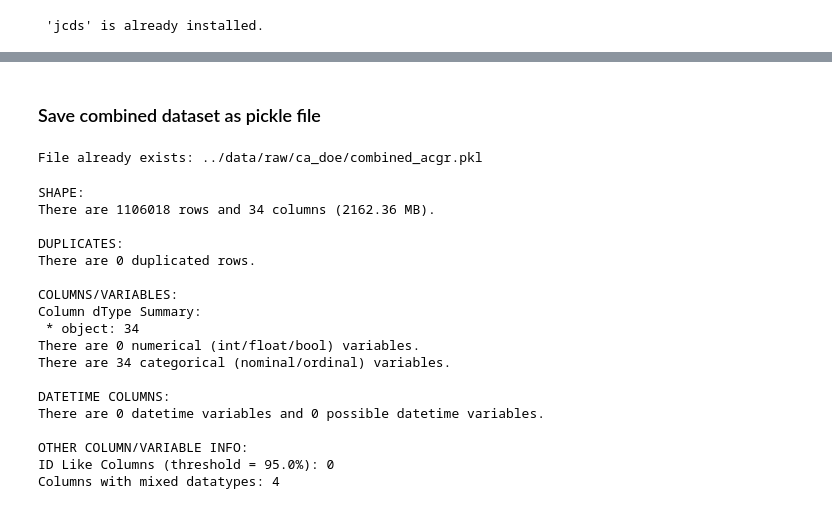
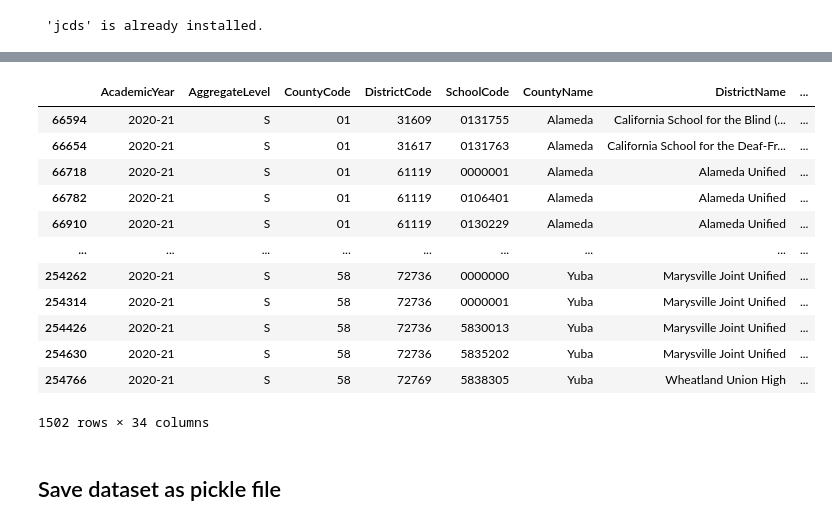
Before and after one commit to junclemente/ads599-capstone_project, a Jupyter notebook: library/01_data_preparation.ipynb, the cells around one changed output, grey strips where cells are left out. Cells and saved outputs as stored; diff of their text form; code cells hidden in the pictures.

```diff
--- a/library/01_data_preparation.ipynb
+++ b/library/01_data_preparation.ipynb
@@ -126,33 +82,36 @@ combined_df.sample(10)
+# %%
+# filter dataset
+df_filtered = df[
+    (df["AggregateLevel"].str.strip() == "S")
+    & (df["CharterSchool"].str.strip() == "No")
+    & (df["DASS"].str.strip() == "No")
+    & (df["ReportingCategory"] == "TA")
+]
+
+df_filtered
+# %% [output]
+|  | AcademicYear | AggregateLevel | CountyCode | DistrictCode | SchoolCode | CountyName | DistrictName | ... |
+| 66594 | 2020-21 | S | 01 | 31609 | 0131755 | Alameda | California School for the Blind (... | ... |
+| 66654 | 2020-21 | S | 01 | 31617 | 0131763 | Alameda | California School for the Deaf-Fr... | ... |
+| 66718 | 2020-21 | S | 01 | 61119 | 0000001 | Alameda | Alameda Unified | ... |
+| 66782 | 2020-21 | S | 01 | 61119 | 0106401 | Alameda | Alameda Unified | ... |
+| 66910 | 2020-21 | S | 01 | 61119 | 0130229 | Alameda | Alameda Unified | ... |
+| ... | ... | ... | ... | ... | ... | ... | ... | ... |
+| 254262 | 2020-21 | S | 58 | 72736 | 0000000 | Yuba | Marysville Joint Unified | ... |
+| 254314 | 2020-21 | S | 58 | 72736 | 0000001 | Yuba | Marysville Joint Unified | ... |
+| 254426 | 2020-21 | S | 58 | 72736 | 5830013 | Yuba | Marysville Joint Unified | ... |
+| 254630 | 2020-21 | S | 58 | 72736 | 5835202 | Yuba | Marysville Joint Unified | ... |
+| 254766 | 2020-21 | S | 58 | 72769 | 5838305 | Yuba | Wheatland Union High | ... |
+1502 rows × 34 columns
 # %% [markdown]
-### Save combined dataset as pickle file
+## Save dataset as pickle file
 # %%
-output_path = Path(ca_doe / "combined_acgr.pkl")
+output_path = Path(data_folder / "acgr21_22_raw.pkl")
 
-if output_path.exists():
-    print(f"File already exists: {output_path}")
-else:
-    combined_df.to_pickle(output_path)
-    print(f"File saved successfully: {output_path}")
+# if output_path.exists():
+#     print(f"File already exists: {output_path}")
+# else:
+#     df_filtered.to_pickle(output_path)
+#     print(f"File saved successfully: {output_path}")
+
+df_filtered.to_pickle(output_path)
-# %% [output]
-File already exists: ../data/raw/ca_doe/combined_acgr.pkl
-# %%
-jrep.data_info(combined_df)
-# %% [output]
-SHAPE:
-There are 1106018 rows and 34 columns (2162.36 MB).
-
-DUPLICATES:
-There are 0 duplicated rows.
-
-COLUMNS/VARIABLES:
-Column dType Summary:
- * object: 34
-There are 0 numerical (int/float/bool) variables.
-There are 34 categorical (nominal/ordinal) variables.
-
-DATETIME COLUMNS:
-There are 0 datetime variables and 0 possible datetime variables.
-
-OTHER COLUMN/VARIABLE INFO:
-ID Like Columns (threshold = 95.0%): 0
-Columns with mixed datatypes: 4
```
Also changed, not shown: parts of 16 cells of this notebook.
